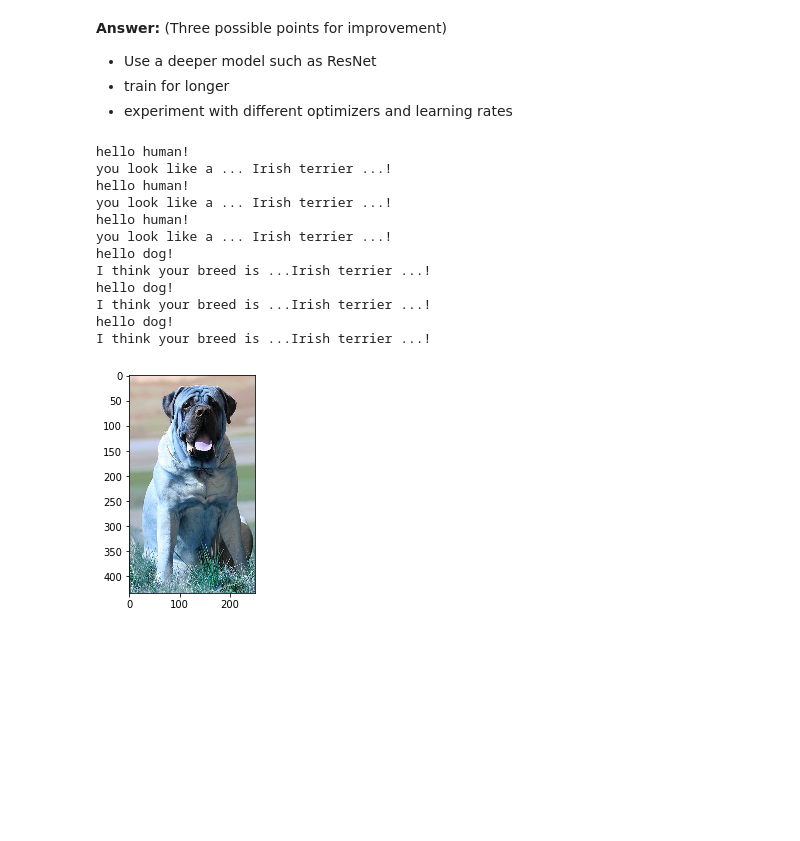
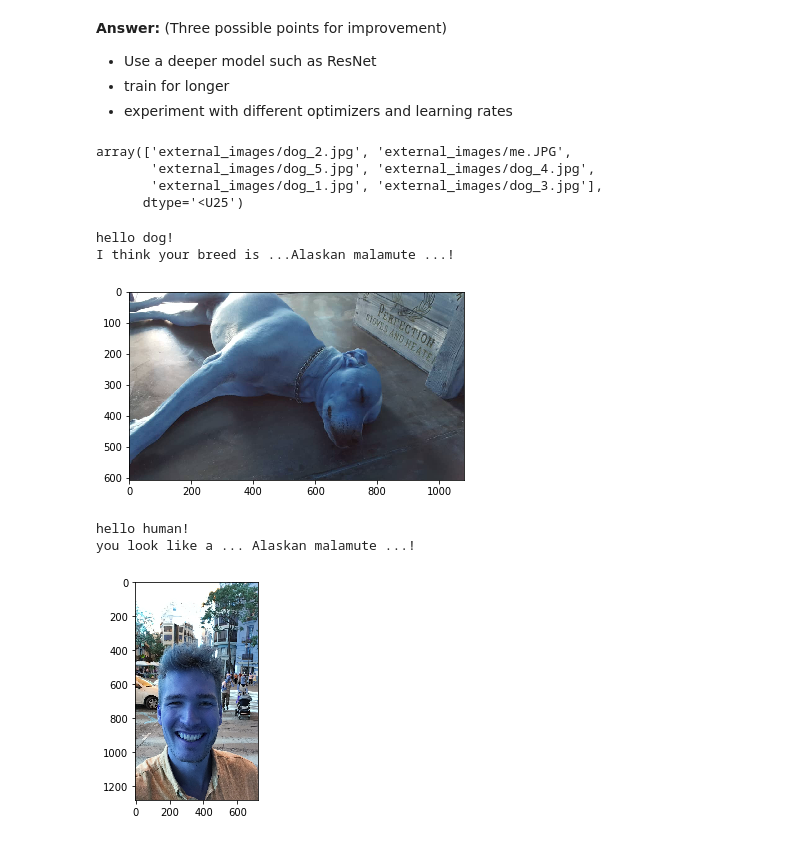
Before and after one commit to Marius1311/dog_classification, a Jupyter notebook: dog_app.ipynb, the cells around one changed output. Saved outputs shown, nothing was run; the diff lists cells and outputs as text; code cells hidden in the pictures; blank space fills up the shorter version.

```diff
--- a/dog_app.ipynb
+++ b/dog_app.ipynb
@@ -877,21 +919,28 @@ __Answer:__ (Three possible points for improvement)
 ## TODO: Execute your algorithm from Step 6 on
 ## at least 6 images on your computer.
 ## Feel free to use as many code cells as needed.
-
-## suggested code, below
-for file in np.hstack((human_files[:3], dog_files[:3])):
-    run_app(file)
-# %% [output]
-hello human!
-you look like a ... Irish terrier ...!
-hello human!
-you look like a ... Irish terrier ...!
-hello human!
-you look like a ... Irish terrier ...!
-hello dog!
-I think your breed is ...Irish terrier ...!
-hello dog!
-I think your breed is ...Irish terrier ...!
-hello dog!
-I think your breed is ...Irish terrier ...!
-[figure, removed]
+# %%
+# import my own images
+custom_files = np.array(glob("external_images/*"))
+# %%
+# have a look at these
+custom_files
+# %% [output]
+array(['external_images/dog_2.jpg', 'external_images/me.JPG',
+       'external_images/dog_5.jpg', 'external_images/dog_4.jpg',
+       'external_images/dog_1.jpg', 'external_images/dog_3.jpg'],
+      dtype='<U25')
+# %%
+# fist dog
+run_app(custom_files[0])
+# %% [output]
+hello dog!
+I think your breed is ...Alaskan malamute ...!
+[figure, added]
+# %%
+# second dog - oh no it's not a dog
+run_app(custom_files[1])
+# %% [output]
+hello human!
+you look like a ... Alaskan malamute ...!
+[figure, added]
```
Also changed, not shown: parts of 35 cells of this notebook.
